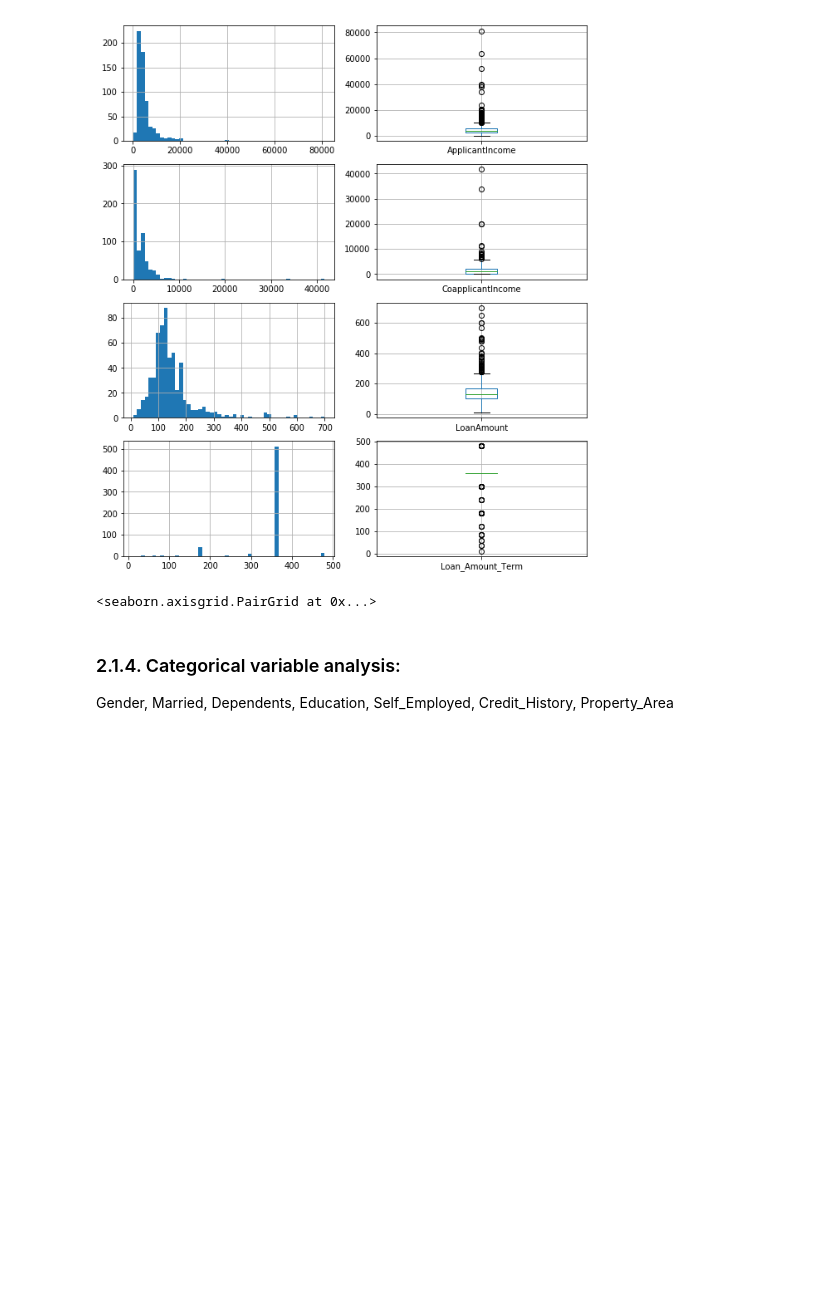
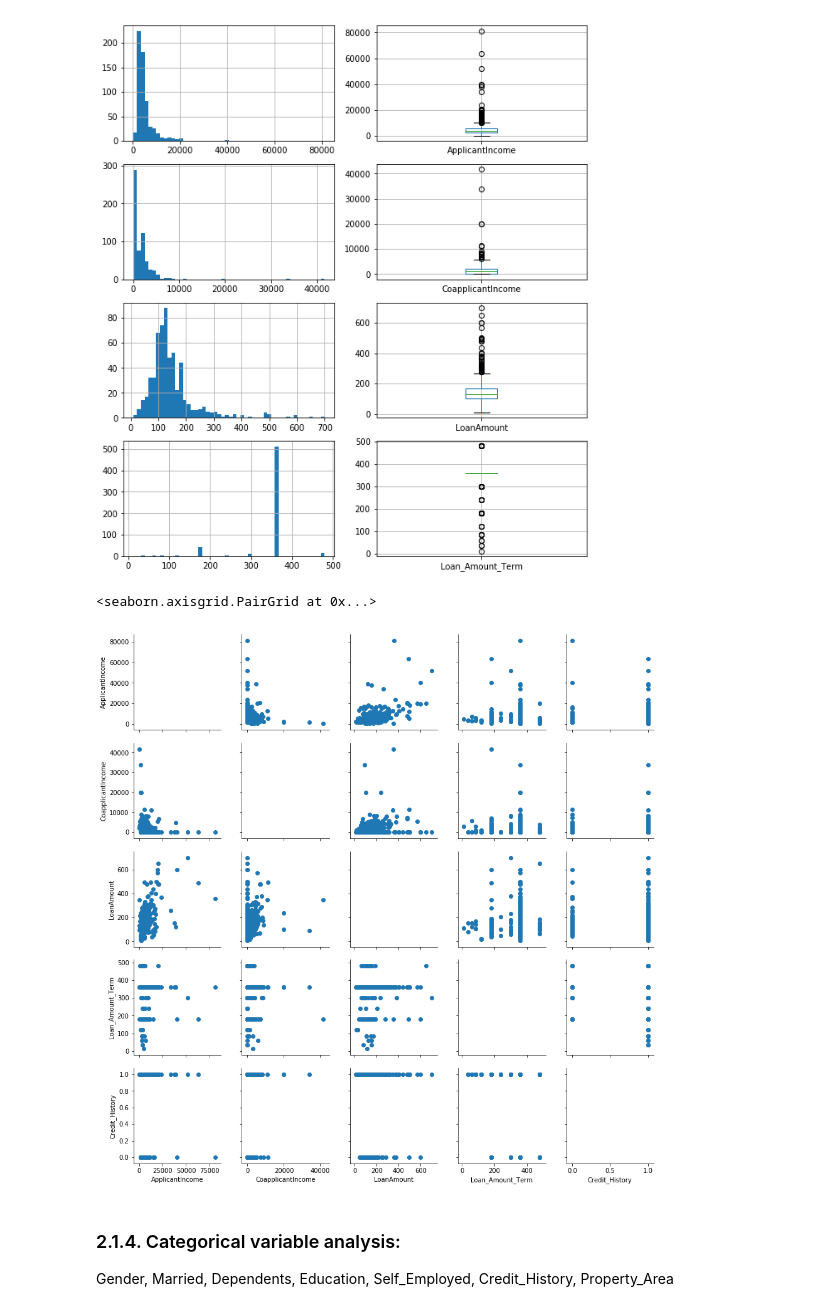
Before and after one commit to AlexIKey/LoanPrediction3, a Jupyter notebook: notebooks/DataPrepare.ipynb, the cells around one changed output. Saved outputs shown, nothing was run; the diff lists cells and outputs as text; code cells hidden in the pictures; blank space fills up the shorter version.

```diff
--- a/notebooks/DataPrepare.ipynb
+++ b/notebooks/DataPrepare.ipynb
@@ -116,11 +125,12 @@ df.boxplot(column='Loan_Amount_Term')
 <matplotlib.axes._subplots.AxesSubplot at 0x...>
 [figure]
 # %%
-g = sns.PairGrid(df)
+g = sns.PairGrid(df_train)
 # g.map_diag(plt.hist)
 g.map_offdiag(plt.scatter)
 # %% [output]
 <seaborn.axisgrid.PairGrid at 0x...>
+[figure, added]
 # %% [markdown]
 ### 2.1.4. Categorical variable analysis:
 
```
Also changed, not shown: parts of 32 cells of this notebook.
